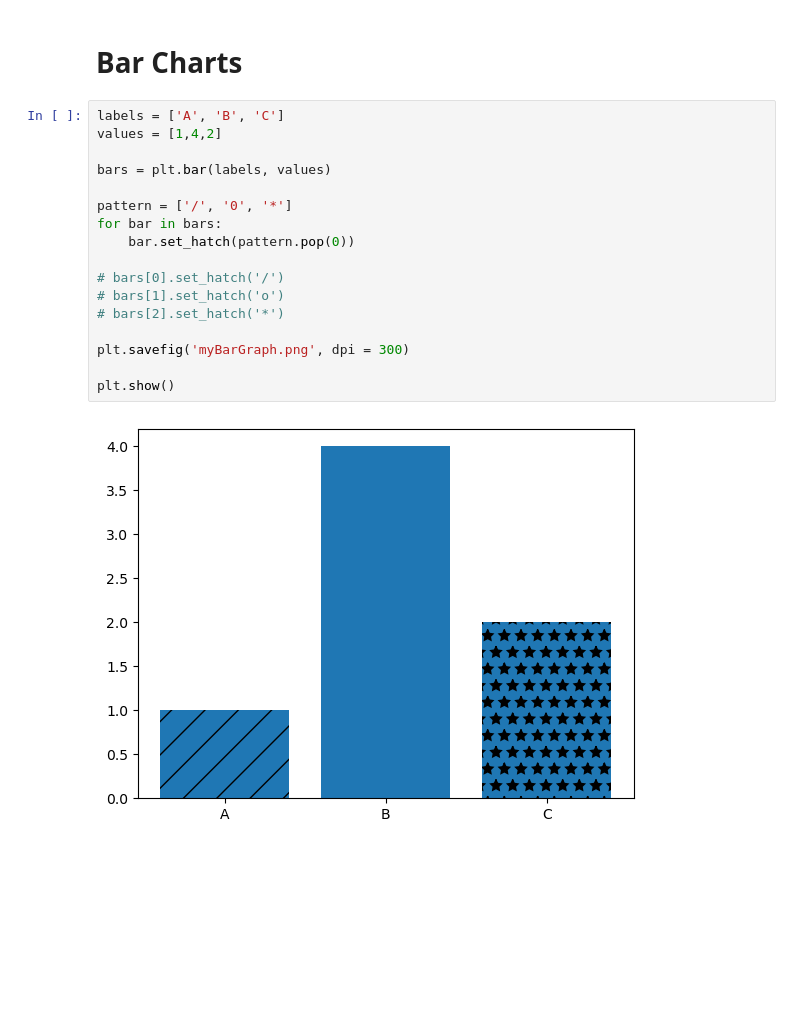
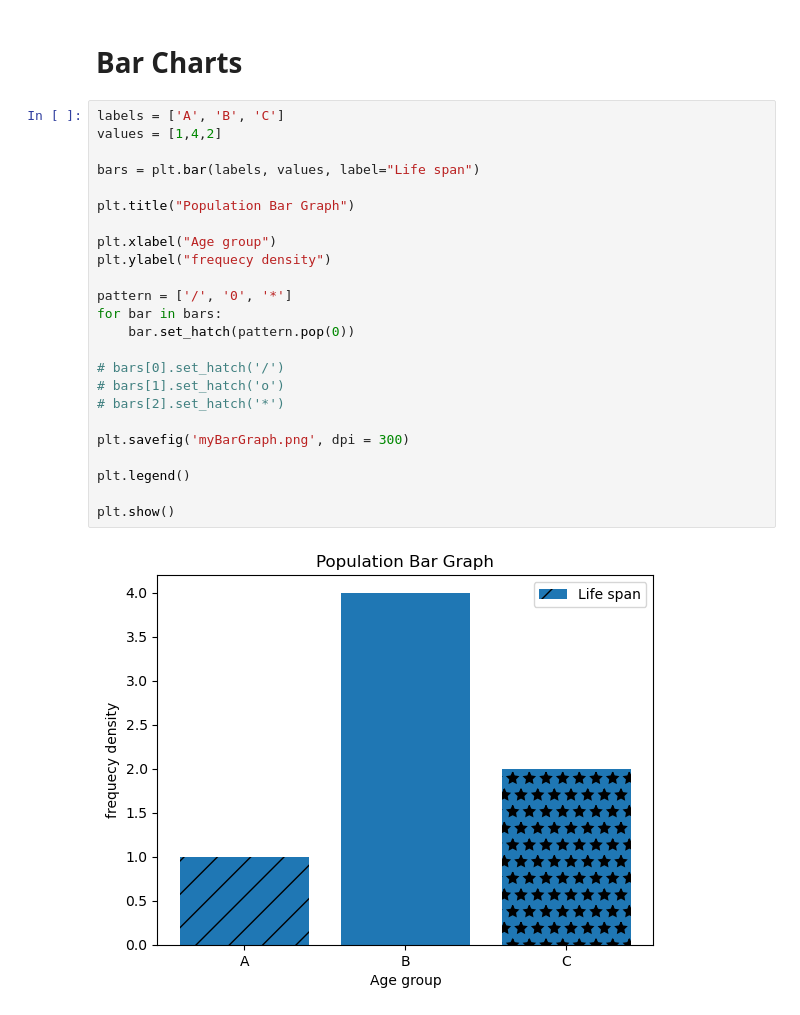
Before and after one commit to JoshMusira/matplotlib, a Jupyter notebook: matplotlibpyplot.ipynb, the cells around one changed output. Saved outputs shown, nothing was run; the diff lists cells and outputs as text; blank space fills up the shorter version.

```diff
--- a/matplotlibpyplot.ipynb
+++ b/matplotlibpyplot.ipynb
@@ -39,19 +39,26 @@ plt.show()
 # %%
 labels = ['A', 'B', 'C']
 values = [1,4,2]
 
-bars = plt.bar(labels, values)
+bars = plt.bar(labels, values, label="Life span")
+
+plt.title("Population Bar Graph")
+
+plt.xlabel("Age group")
+plt.ylabel("frequecy density")
 
 pattern = ['/', '0', '*']
 for bar in bars:
     bar.set_hatch(pattern.pop(0))
 
 # bars[0].set_hatch('/')
 # bars[1].set_hatch('o')
 # bars[2].set_hatch('*')
 
 plt.savefig('myBarGraph.png', dpi = 300)
 
+plt.legend()
+
 plt.show()
 # %% [output]
-[figure, old version]
+[figure, new version]
```
Also changed, not shown: parts of 25 cells of this notebook, 3 other files.
